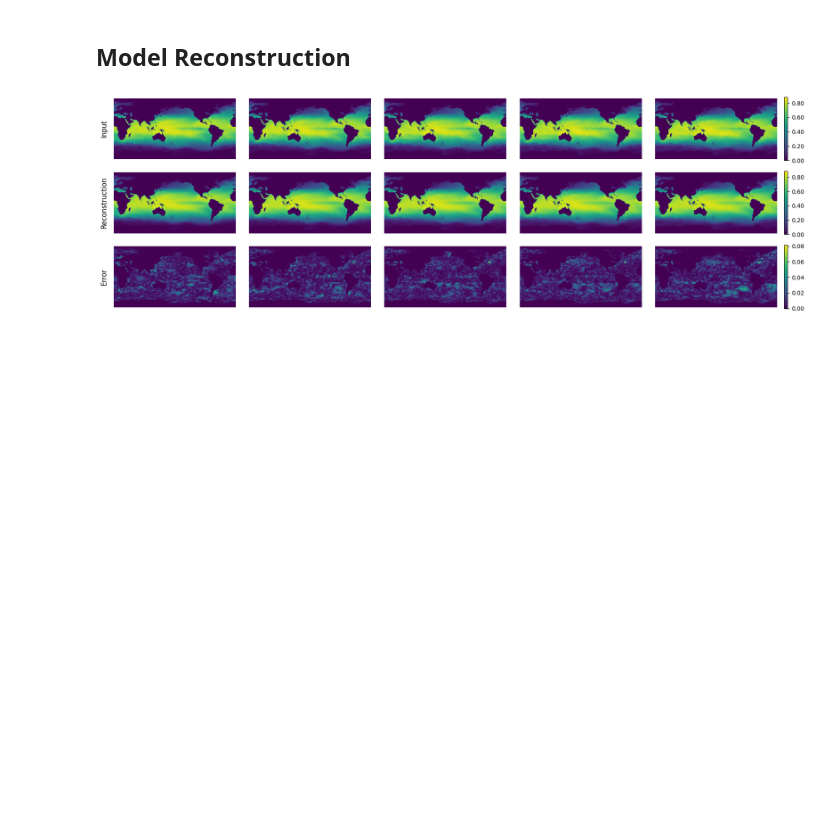
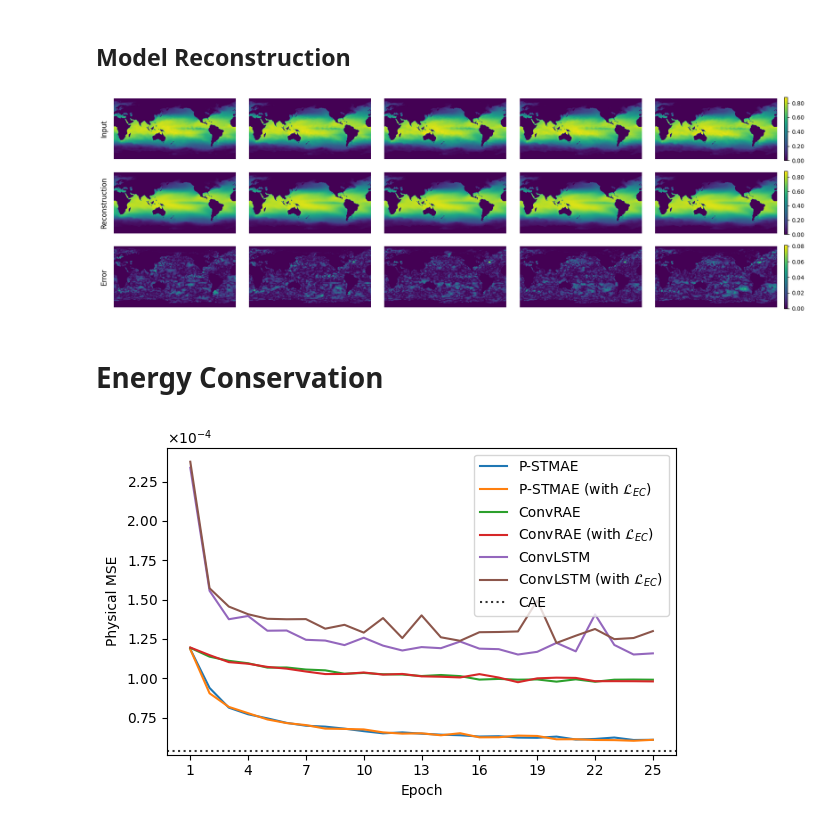
Before and after one commit to RyanXinOne/PSTMAE, a Jupyter notebook: utils/plots.ipynb, the cells around one changed output. Drawn from its saved outputs; the diff is of its cells as text; code cells hidden in the pictures; blank space fills up the shorter version.

Commit message:
Update plot

```diff
--- a/utils/plots.ipynb
+++ b/utils/plots.ipynb
@@ -507,3 +507,69 @@ plt.tight_layout()
 # plt.savefig('sst_reconstruction.pdf', bbox_inches='tight', dpi=100)
 # %% [output]
 [figure]
+# %% [markdown]
+# Energy Conservation
+# %%
+import numpy as np
+from tensorboard.backend.event_processing import event_accumulator
+import matplotlib.pyplot as plt
+import matplotlib.gridspec as gridspec
+from matplotlib.ticker import ScalarFormatter
+
+logdir = "/homes/yx723/b/logs/logs-sw_res128_2"
+logdict = {
+    'timae': ['dilation3_e0', 'dilation3_e0.1'],
+    'convrae': ['dilation3_e0', 'dilation3_e0.1'],
+    'convlstm': ['dilation3_e0_l2', 'dilation3_e0.1_l2'],
+}
+
+
+# Load TensorBoard log data
+all_stats = {}
+for model in ['timae', 'convrae', 'convlstm']:
+    stats = {
+        'val/mse': {'steps': [], 'values': []},
+    }
+    # Load the data from multiple runs
+    for ver_name in logdict[model]:
+        event_acc = event_accumulator.EventAccumulator(f"{logdir}/{model}/lightning_logs/{ver_name}")
+        event_acc.Reload()
+        for stat in stats.keys():
+            steps = [event.step for event in event_acc.Scalars(stat)]
+            values = [event.value for event in event_acc.Scalars(stat)]
+            stats[stat]['steps'].append(steps)
+            stats[stat]['values'].append(values)
+    # convert to numpy arrays
+    for stat in stats.keys():
+        stats[stat]['steps'] = np.array(stats[stat]['steps'])
+        stats[stat]['values'] = np.array(stats[stat]['values'])
+    all_stats[model] = stats
+
+event_acc = event_accumulator.EventAccumulator(f"{logdir}/autoencoder/lightning_logs/version_2")
+event_acc.Reload()
+ae_metric = lambda x: event_acc.Scalars(x)[-1].value
+
+model_name = {'timae': 'P-STMAE', 'convrae': 'ConvRAE', 'convlstm': 'ConvLSTM'}
+
+
+fig = plt.figure(figsize=(6, 4))
+gs = gridspec.GridSpec(1, 1, height_ratios=[1])
+
+ax, stat = fig.add_subplot(gs[0, 0]), 'val/mse'
+steps = all_stats['convrae'][stat]['steps'][0]
+for j, model in enumerate(all_stats.keys()):
+    ax.plot(steps, all_stats[model][stat]['values'][0][:len(steps)], label=model_name[model])
+    ax.plot(steps, all_stats[model][stat]['values'][1][:len(steps)], label=model_name[model]+' (with $\\mathcal{L}_{EC}$)')
+ax.axhline(ae_metric(stat), linestyle=':', color='black', alpha=0.8,  label='CAE')
+ax.set_xticks(steps[::3], ((steps + 1) // 2667)[::3])
+ax.set_xlabel('Epoch')
+ax.set_ylabel('Physical MSE')
+formatter = ScalarFormatter(useMathText=True)
+formatter.set_powerlimits((-4, 4))
+ax.yaxis.set_major_formatter(formatter)
+ax.legend(loc='upper right')
+
+plt.tight_layout()
+# plt.savefig('pc_energy.pdf', bbox_inches='tight', dpi=100)
+# %% [output]
+[figure, added]
```
